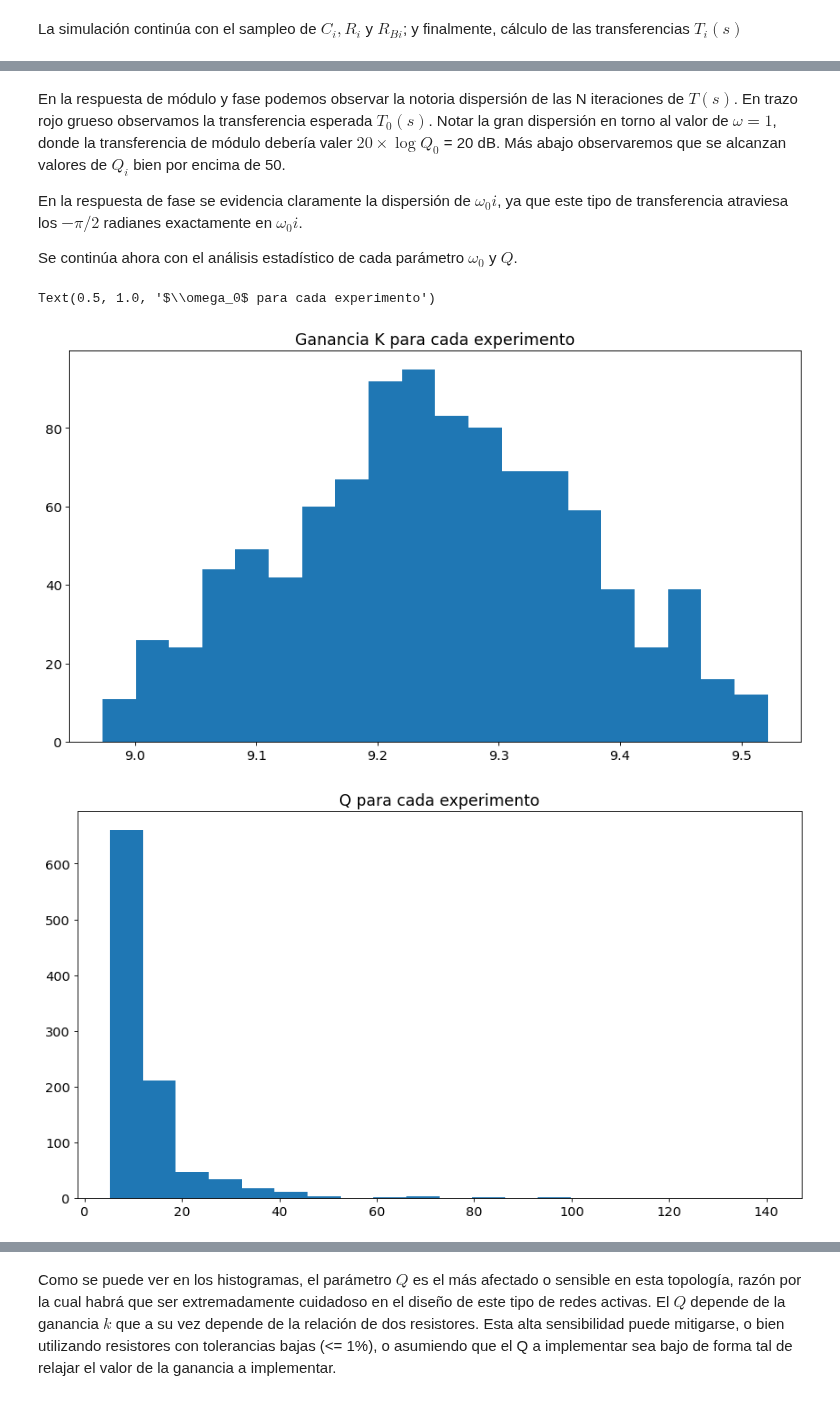
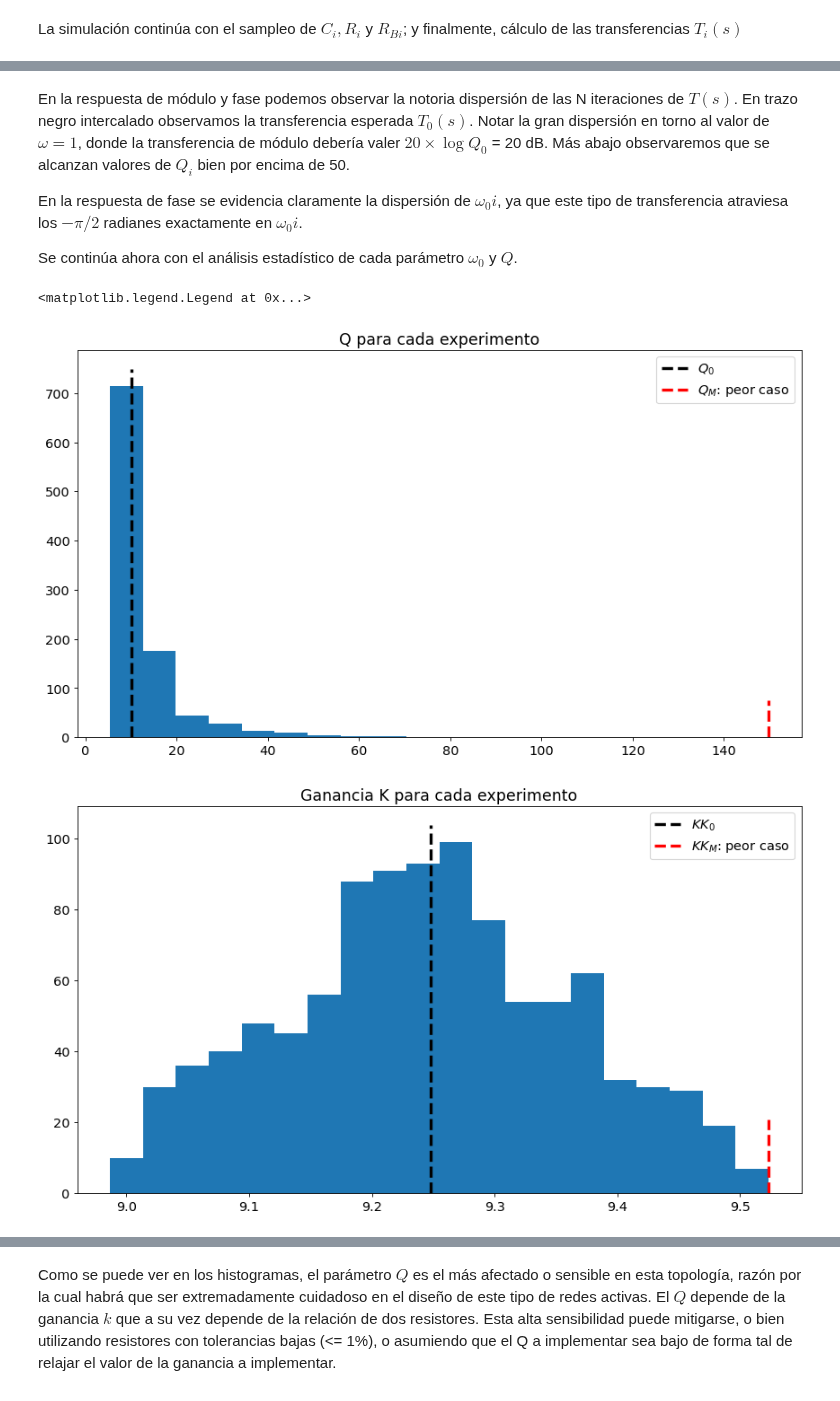
Before and after one commit to marianux/pytc2, a Jupyter notebook: docs/Sallen-Key sensibilidad.ipynb, the cells around one changed output, grey strips where cells are left out. Saved outputs shown, nothing was run; the diff lists cells and outputs as text; code cells hidden in the pictures.

```diff
--- a/docs/Sallen-Key sensibilidad.ipynb
+++ b/docs/Sallen-Key sensibilidad.ipynb
@@ -212,5 +225,5 @@ $\displaystyle T_0(s)=\frac{2.9 }{s^2 + s \frac{  1}{ 10} +   1^2}$
 # %% [markdown]
-En la respuesta de módulo y fase podemos observar la notoria dispersión de las N iteraciones de $T(s)$. En trazo rojo grueso observamos la transferencia esperada $T_0(s)$. Notar la gran dispersión en torno al valor de $\omega = 1$, donde la transferencia de módulo debería valer $20 \times \log{Q_0}$ = 20 dB. Más abajo observaremos que se alcanzan valores de $Q_i$ bien por encima de 50.
+En la respuesta de módulo y fase podemos observar la notoria dispersión de las N iteraciones de $T(s)$. En trazo negro intercalado observamos la transferencia esperada $T_0(s)$. Notar la gran dispersión en torno al valor de $\omega = 1$, donde la transferencia de módulo debería valer $20 \times \log{Q_0}$ = 20 dB. Más abajo observaremos que se alcanzan valores de $Q_i$ bien por encima de 50.
 
 En la respuesta de fase se evidencia claramente la dispersión de $\omega_0i$, ya que este tipo de transferencia atraviesa los $-\pi/2$ radianes exactamente en $\omega_0i$.
 
@@ -218,25 +231,38 @@ Se continúa ahora con el análisis estadístico de cada parámetro $\omega_0$ y
 # %%
 # Ahora vamos a hacer un estudio estadístico de los parámetros Q y \omega_0
 # calculo los valores de los parámetros para TODAS las iteraciones
 all_KK = 1 + all_RB/all_R
 all_QQ = 1/(3-all_KK)
 all_w0 = 1/all_R/all_C
 
+plt.figure()
+plt.hist( all_QQ, 20 )
+ylims = plt.ylim()
+plt.plot(np.array([QQ, QQ]), ylims, '--k', linewidth=3, label = '$Q_0$' )    # Bode magnitude plot
+maxQQ = np.max(all_QQ)
+maxQQ_idx = np.where(all_QQ == maxQQ)
+plt.plot(np.array([maxQQ, maxQQ]), np.array(ylims)/10, '--r', linewidth=3, label = '$Q_M$: peor caso' )    # Bode magnitude plot
+plt.title('Q para cada experimento')
+plt.legend()
+
 #plt.figure(figsize=(fig_sz_x*6/10, fig_sz_y*4/10), dpi= fig_dpi, facecolor='w', edgecolor='k')
 plt.figure()
 plt.hist( 20*np.log10(all_KK), 20 )
+ylims = plt.ylim()
+plt.plot(20*np.log10(np.array([KK, KK])), ylims, '--k', linewidth=3, label = '$KK_0$' )    # Bode magnitude plot
+plt.plot(20*np.log10(np.array([all_KK[maxQQ_idx], all_KK[maxQQ_idx]])), np.array(ylims)/5, '--r', linewidth=3, label = '$KK_M$: peor caso' )    # Bode magnitude plot
 plt.title('Ganancia K para cada experimento')
-
-#plt.figure(figsize=(fig_sz_x*6/10, fig_sz_y*4/10), dpi= fig_dpi, facecolor='w', edgecolor='k')
-plt.figure()
-plt.hist( all_QQ, 20 )
-plt.title('Q para cada experimento')
+plt.legend()
 
 #plt.figure(figsize=(fig_sz_x*6/10, fig_sz_y*4/10), dpi= fig_dpi, facecolor='w', edgecolor='k')
 plt.figure()
 plt.hist( all_w0, 20 )
+ylims = plt.ylim()
+plt.plot(np.array([WW0, WW0]), ylims, '--k', linewidth=3, label = '$\omega_0$' )    # Bode magnitude plot
+plt.plot([all_w0[maxQQ_idx], all_w0[maxQQ_idx]], np.array(ylims)/5, '--r', linewidth=3, label = '$\omega_{0M}$: peor caso' )    # Bode magnitude plot
 plt.title('$\omega_0$ para cada experimento')
+plt.legend()
 # %% [output]
-Text(0.5, 1.0, '$\\omega_0$ para cada experimento')
+<matplotlib.legend.Legend at 0x...>
-[figure, old version]
+[figure, new version]
-[figure, old version]
+[figure, new version]
```
Also changed, not shown: parts of 3 cells of this notebook, 10 other files.
